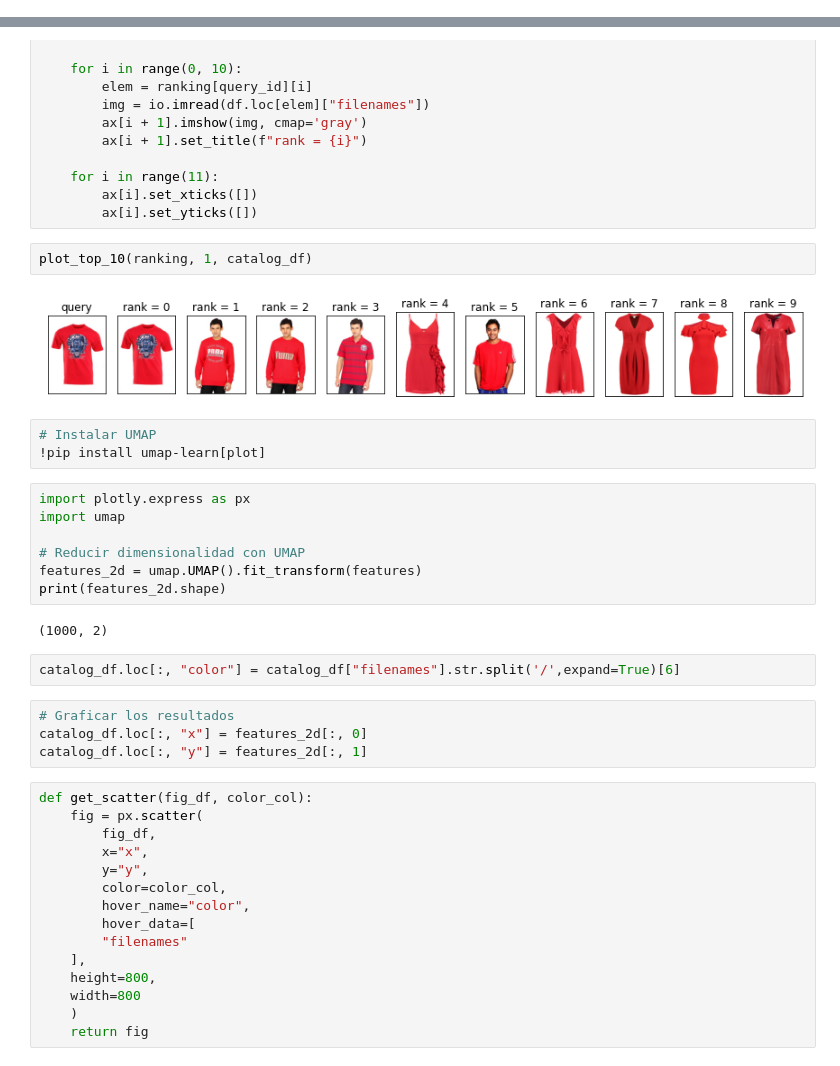
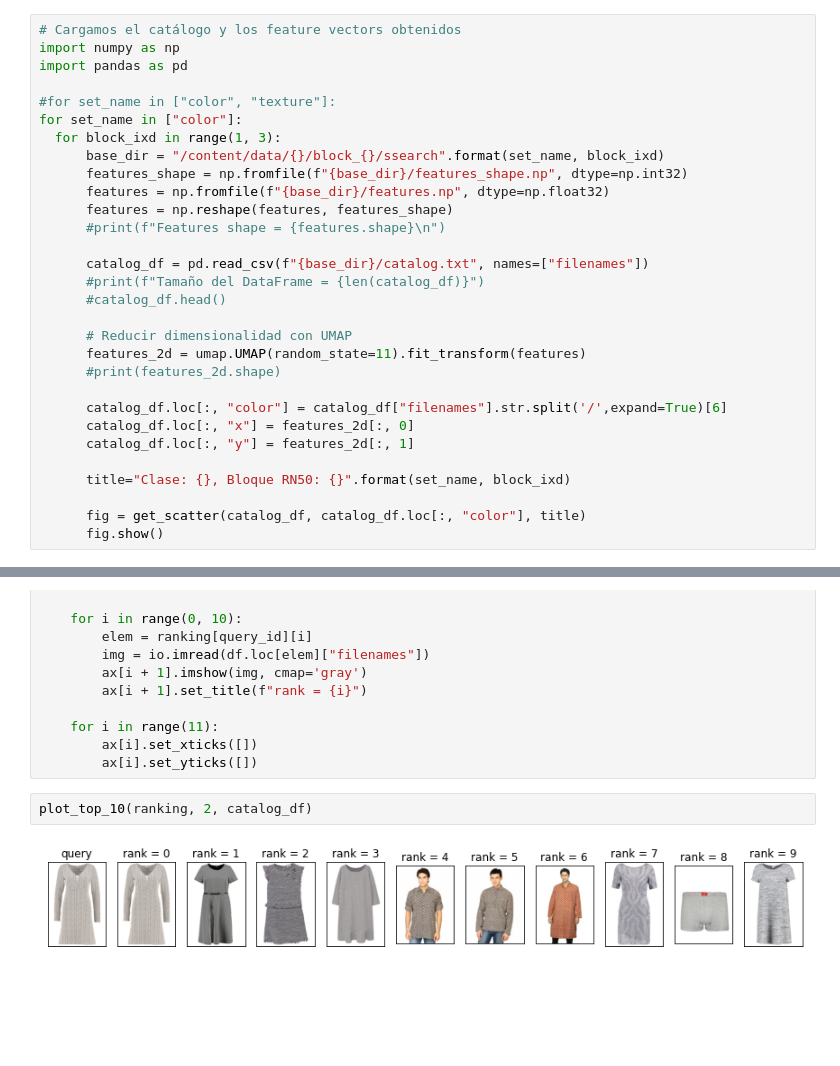
Before and after one commit to marceloqs/VLDL_Tarea1, a Jupyter notebook: Tarea1.ipynb, the cells around one changed output, grey strips where cells are left out. Cells and saved outputs as stored; diff of their text form; blank space fills up the shorter version.

```diff
--- a/Tarea1.ipynb
+++ b/Tarea1.ipynb
@@ -76,0 +106,30 @@ for set_name in ["color", "texture"]:
+# %%
+# Cargamos el catálogo y los feature vectors obtenidos
+import numpy as np
+import pandas as pd
+
+#for set_name in ["color", "texture"]:
+for set_name in ["color"]:
+  for block_ixd in range(1, 3):
+      base_dir = "/content/data/{}/block_{}/ssearch".format(set_name, block_ixd)
+      features_shape = np.fromfile(f"{base_dir}/features_shape.np", dtype=np.int32)
+      features = np.fromfile(f"{base_dir}/features.np", dtype=np.float32)
+      features = np.reshape(features, features_shape)
+      #print(f"Features shape = {features.shape}\n")
+
+      catalog_df = pd.read_csv(f"{base_dir}/catalog.txt", names=["filenames"])
+      #print(f"Tamaño del DataFrame = {len(catalog_df)}")
+      #catalog_df.head()
+
+      # Reducir dimensionalidad con UMAP
+      features_2d = umap.UMAP(random_state=11).fit_transform(features)
+      #print(features_2d.shape)
+
+      catalog_df.loc[:, "color"] = catalog_df["filenames"].str.split('/',expand=True)[6]
+      catalog_df.loc[:, "x"] = features_2d[:, 0]
+      catalog_df.loc[:, "y"] = features_2d[:, 1]
+
+      title="Clase: {}, Bloque RN50: {}".format(set_name, block_ixd)
+
+      fig = get_scatter(catalog_df, catalog_df.loc[:, "color"], title)
+      fig.show()
@@ -158,39 +222,6 @@ def plot_top_10(ranking, query_id, df):
         ax[i].set_xticks([])
         ax[i].set_yticks([])
 # %%
-plot_top_10(ranking, 1, catalog_df)
+plot_top_10(ranking, 2, catalog_df)
 # %% [output]
-[figure, old version]
+[figure, new version]
-# %%
-# Instalar UMAP
-!pip install umap-learn[plot]
-# %%
-import plotly.express as px
-import umap
-
-# Reducir dimensionalidad con UMAP
-features_2d = umap.UMAP().fit_transform(features)
-print(features_2d.shape)
-# %% [output]
-(1000, 2)
-# %%
-catalog_df.loc[:, "color"] = catalog_df["filenames"].str.split('/',expand=True)[6]
-# %%
-# Graficar los resultados
-catalog_df.loc[:, "x"] = features_2d[:, 0]
-catalog_df.loc[:, "y"] = features_2d[:, 1]
-# %%
-def get_scatter(fig_df, color_col):
-    fig = px.scatter(
-        fig_df,
-        x="x",
-        y="y",
-        color=color_col,
-        hover_name="color",
-        hover_data=[
-        "filenames"
-    ],
-    height=800,
-    width=800
-    )
-    return fig
```
Also changed, not shown: parts of 8 cells of this notebook.
